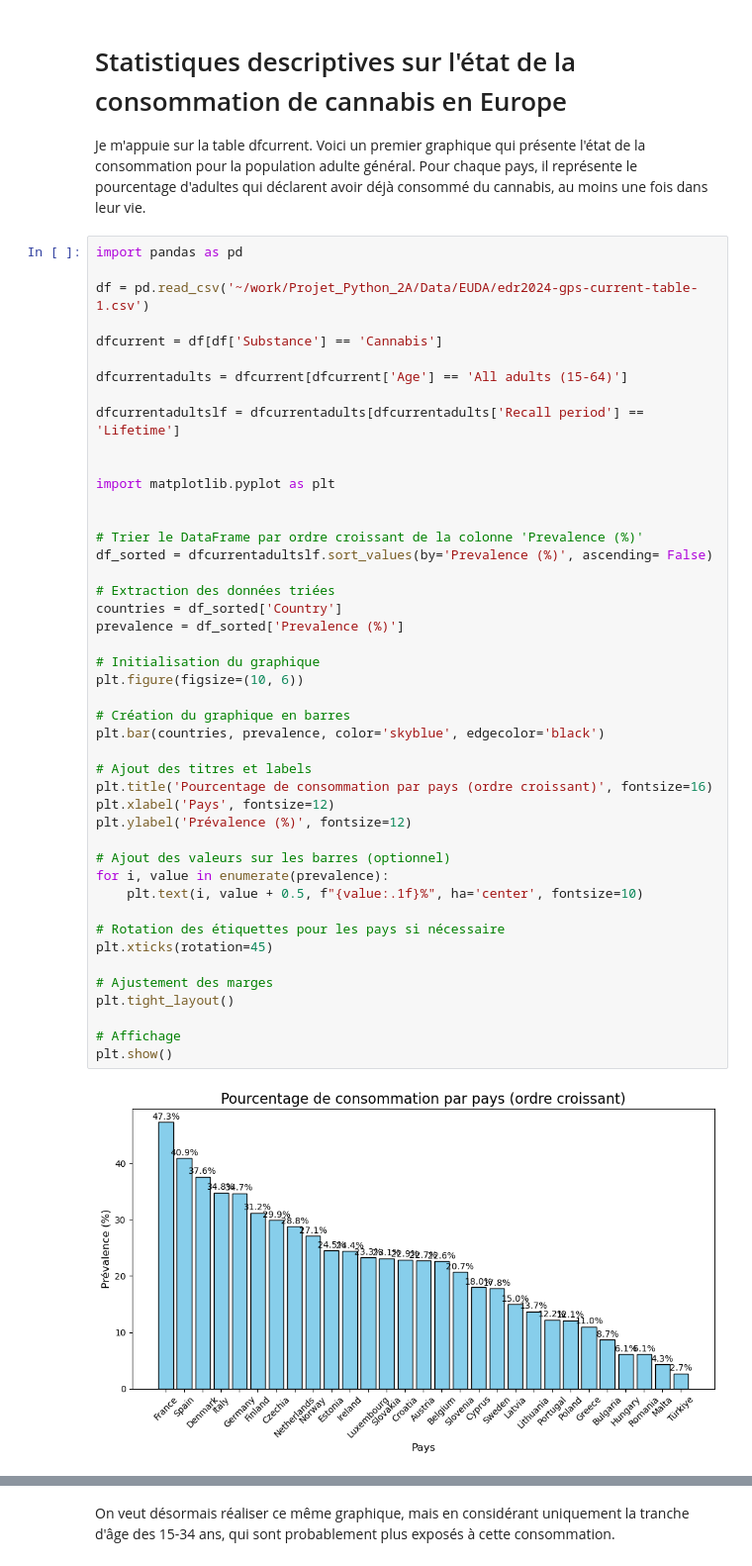
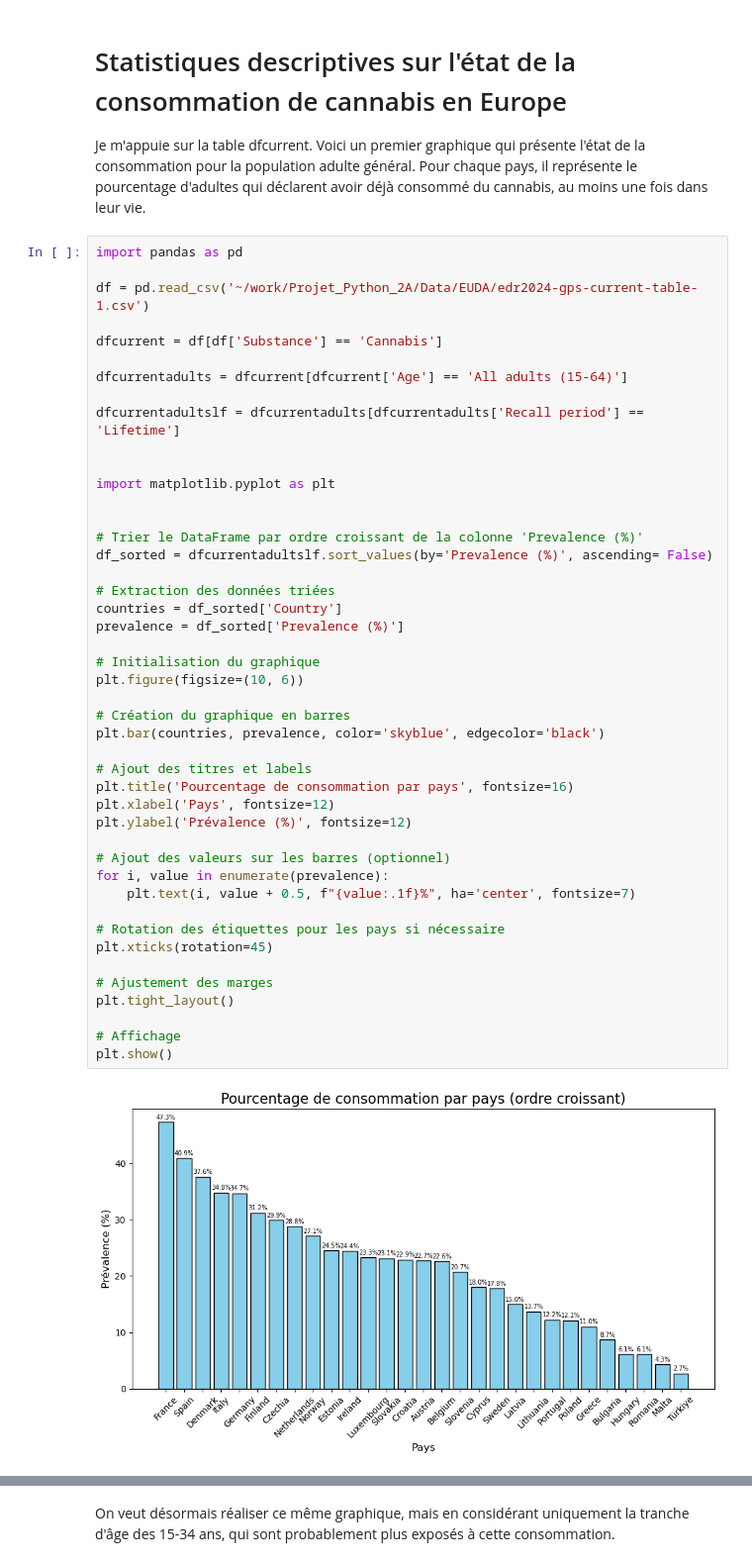
Before and after one commit to refouch/Projet_Python_2A, a Jupyter notebook: Notebook_Final.ipynb, the cells around one changed output, grey strips where cells are left out. Shown at 99% size. Drawn from its saved outputs; the diff is of its cells as text.

```diff
--- a/Notebook_Final.ipynb
+++ b/Notebook_Final.ipynb
@@ -19,33 +19,33 @@ import matplotlib.pyplot as plt
 
 # Trier le DataFrame par ordre croissant de la colonne 'Prevalence (%)'
 df_sorted = dfcurrentadultslf.sort_values(by='Prevalence (%)', ascending= False)
 
 # Extraction des données triées
 countries = df_sorted['Country']
 prevalence = df_sorted['Prevalence (%)']
 
 # Initialisation du graphique
 plt.figure(figsize=(10, 6))
 
 # Création du graphique en barres
 plt.bar(countries, prevalence, color='skyblue', edgecolor='black')
 
 # Ajout des titres et labels
-plt.title('Pourcentage de consommation par pays (ordre croissant)', fontsize=16)
+plt.title('Pourcentage de consommation par pays', fontsize=16)
 plt.xlabel('Pays', fontsize=12)
 plt.ylabel('Prévalence (%)', fontsize=12)
 
 # Ajout des valeurs sur les barres (optionnel)
 for i, value in enumerate(prevalence):
-    plt.text(i, value + 0.5, f"{value:.1f}%", ha='center', fontsize=10)
+    plt.text(i, value + 0.5, f"{value:.1f}%", ha='center', fontsize=7)
 
 # Rotation des étiquettes pour les pays si nécessaire
 plt.xticks(rotation=45)
 
 # Ajustement des marges
 plt.tight_layout()
 
 # Affichage
 plt.show()
 # %% [output]
-[figure, old version]
+[figure, new version]
```
Also changed, not shown: parts of 6 cells of this notebook, 8 other files.
